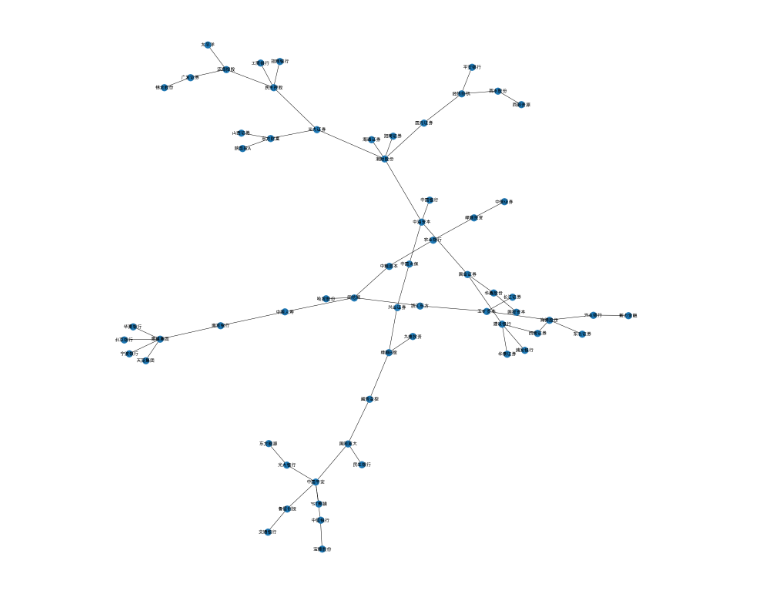
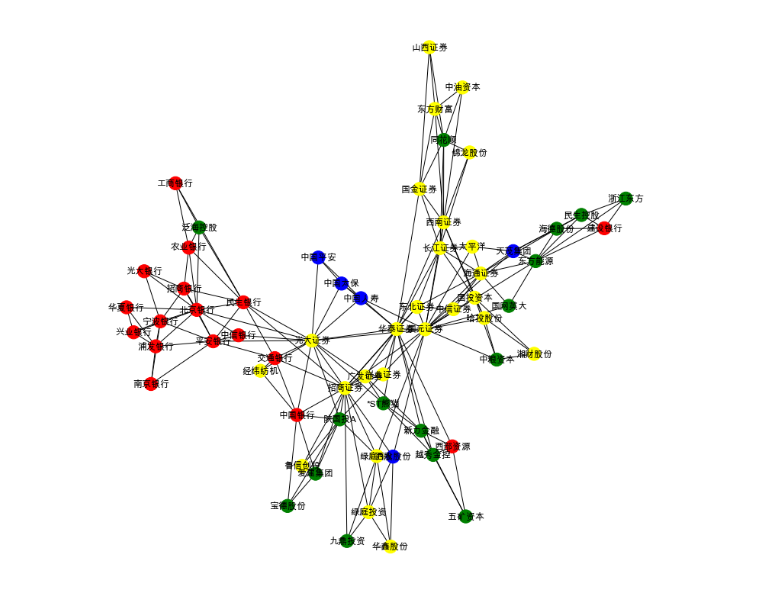
Before and after one commit to Chang-Tong/System-Risk-by-Network-View, a Jupyter notebook: stock_data/pmfg_graph.ipynb, the cells around one changed output. Drawn from its saved outputs; the diff is of its cells as text; code cells hidden in the pictures.

```diff
--- a/stock_data/pmfg_graph.ipynb
+++ b/stock_data/pmfg_graph.ipynb
@@ -10,6 +10,7 @@ import make_mst
 import make_pmfg
 # %%
 raw_data = pd.read_csv('cleaned_data.csv',index_col=0)
+one_month = raw_data[raw_data['month']=='2010-11']
 # %%
 ## corr 算法
 
@@ -33,9 +34,0 @@ nx.draw_spring(pfmg,with_labels=True)
-# %%
-## distance 算法
-
-G = make_mst.get_graph_distance('2010-11')
-nx.draw(G)
-# G.edges(data=True)
-# sorted(G.edges(data=True), key=lambda x: x[2]['weight'], reverse = True)
-print('# of nodes,', nx.number_of_nodes(G))
-print('# of edges,', nx.number_of_edges(G))
@@ -46,4 +35,24 @@ print('# of edges,', nx.number_of_edges(G))
-# %%
-mst = make_mst.get_mst(G)
-# %% [output]
-[figure, removed]
+# %%
+pfmg = make_pmfg.compute_PMFG(G)
+node_list = list(pfmg.nodes())
+
+for i in range(len(node_list)):
+    # print(node_list[i])
+    if one_month[one_month['简称']==node_list[i]].iloc[0]['subsector'] == '资本市场服务':
+        pfmg.nodes[node_list[i]]['color'] ='yellow'
+    elif one_month[one_month['简称']==node_list[i]].iloc[0]['subsector'] == '保险业':
+        pfmg.nodes[node_list[i]]['color'] ='blue'
+    elif one_month[one_month['简称']==node_list[i]].iloc[0]['subsector'] == '货币金融':
+        pfmg.nodes[node_list[i]]['color'] ='red'
+    elif one_month[one_month['简称']==node_list[i]].iloc[0]['subsector'] == '其他金融业':
+        pfmg.nodes[node_list[i]]['color'] ='green'
+color = []
+color_map = dict(pfmg.nodes)
+# print(color_map)
+for node in color_map.items():
+    color.append(node[1]['color'])
+plt.figure(figsize=(10,10))
+plt.rcParams['font.sans-serif'] = ['Arial Unicode MS']
+nx.draw_spring(pfmg,with_labels=True,node_color = color)
+# %% [output]
+[figure, added]
```
Also changed, not shown: parts of 3 cells of this notebook, 10 other files.
